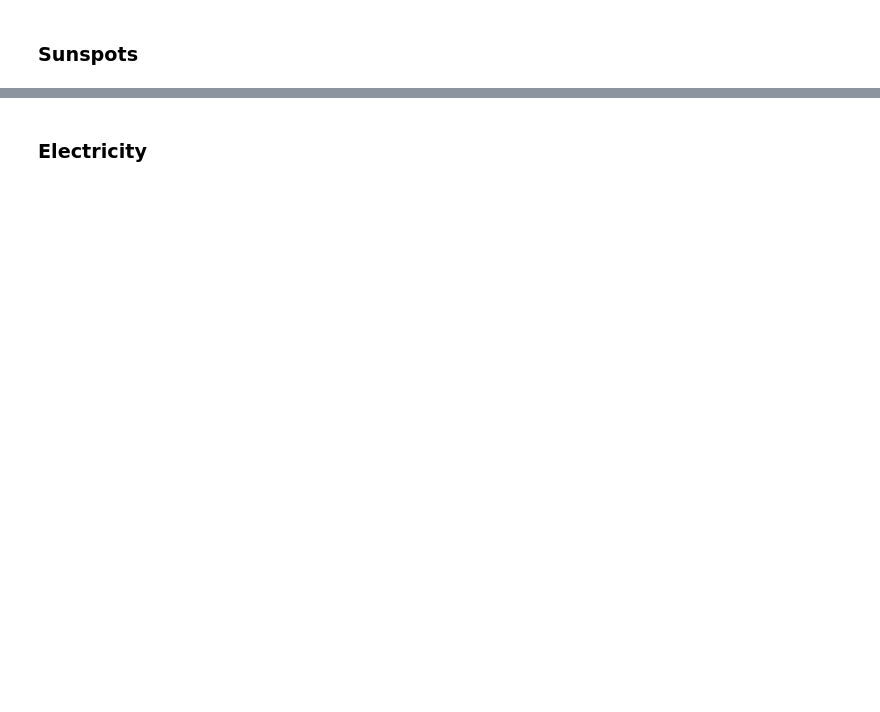
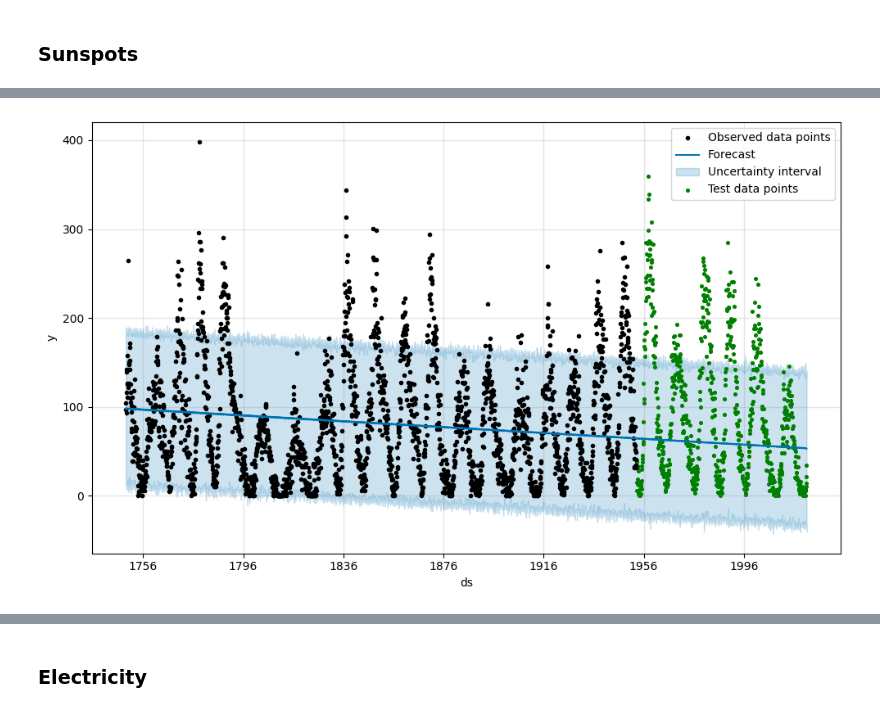
Before and after one commit to czyjtu/time-series-forecasting, a Jupyter notebook: notebooks/prophet.ipynb, the cells around one changed output, grey strips where cells are left out. Drawn from its saved outputs; the diff is of its cells as text; code cells hidden in the pictures; blank space fills up the shorter version.

```diff
--- a/notebooks/prophet.ipynb
+++ b/notebooks/prophet.ipynb
@@ -328,0 +390,3 @@ plt.show()
+# %%
+cutoffs = pd.date_range(start=cv_data.iloc[800]["ds"], end=cv_data.iloc[-24]["ds"], freq='12M')
+cutoffs
@@ -328,0 +403,28 @@ plt.show()
+# %%
+import itertools
+
+
+param_grid = {
+    'changepoint_prior_scale': [0.001, 0.01, 0.1, 0.5],
+    'seasonality_prior_scale': [0.01, 0.1, 1.0, 10.0],
+    'seasonality_mode': ['additive', 'multiplicative'],
+}
+
+# Generate all combinations of parameters
+all_params = [dict(zip(param_grid.keys(), v)) for v in itertools.product(*param_grid.values())]
+rmses = []  # Store the RMSEs for each params here
+
+# Use cross validation to evaluate all parameters
+for params in all_params:
+    m = Prophet(**params).fit(cv_data)  # Fit model with given params
+    df_cv = cross_validation(m, cutoffs=cutoffs, horizon='700 days', parallel="processes")
+    df_p = performance_metrics(df_cv, rolling_window=1)
+    rmses.append(df_p['rmse'].values[0])
+
+# Find the best parameters
+tuning_results = pd.DataFrame(all_params)
+tuning_results['rmse'] = rmses
+print(tuning_results)
+
+best_params = all_params[np.argmin(rmses)]
+print(best_params)
@@ -328,0 +466,7 @@ plt.show()
+# %%
+m = Prophet(**best_params, weekly_seasonality=False, daily_seasonality=False)
+m.fit(train_df)
+
+future = data[["ds"]]
+forecast = m.predict(future)
+forecast[['ds', 'yhat', 'yhat_lower', 'yhat_upper']].tail()
@@ -328,0 +482,7 @@ plt.show()
+# %%
+fig1 = m.plot(forecast)
+plt.scatter(test_df["ds"], test_df["y"], c="green", s=7, label="Test data points")
+plt.legend()
+plt.show()
+# %% [output]
+[figure, added]
```
Also changed, not shown: parts of 32 cells of this notebook, 1 other file.
